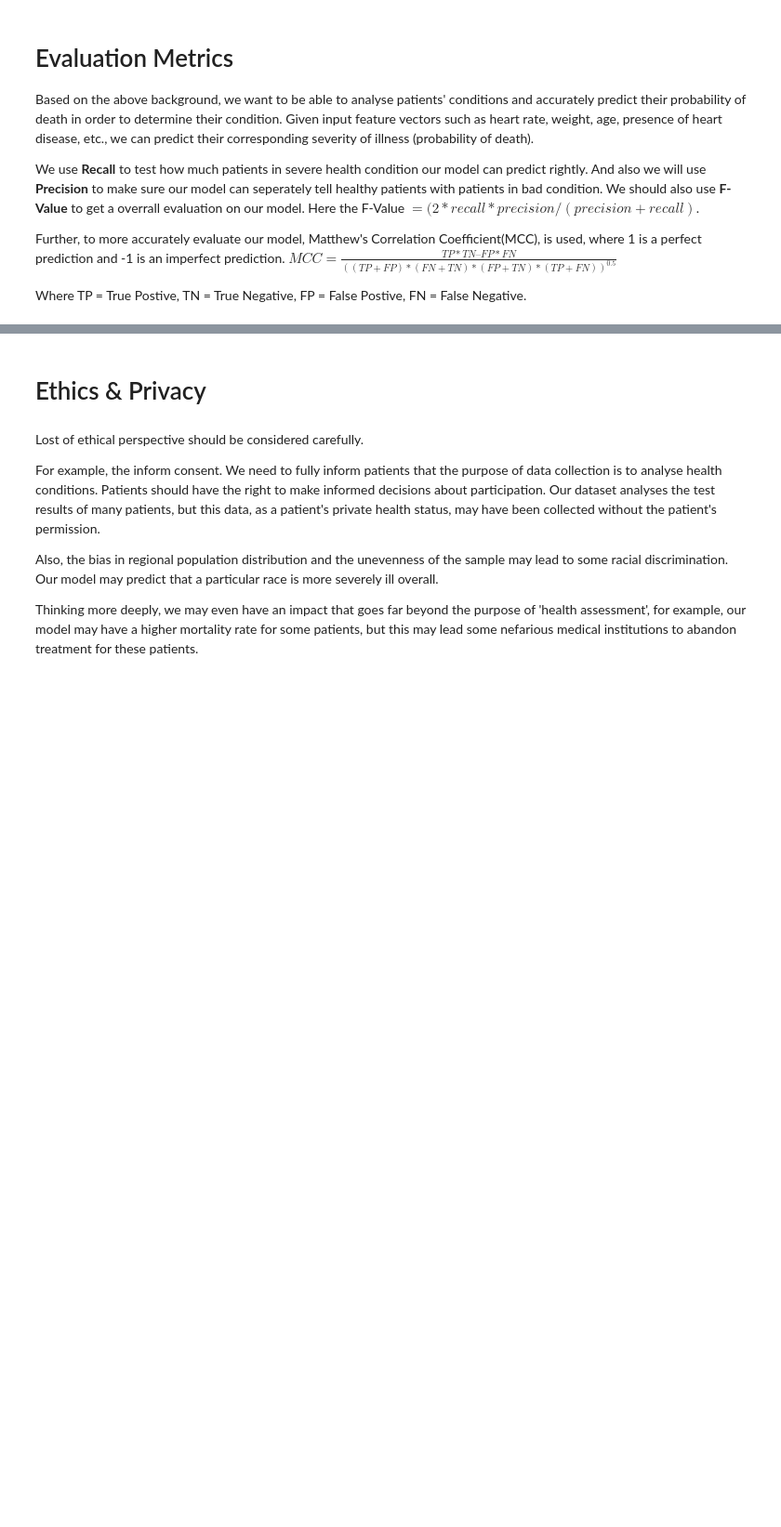
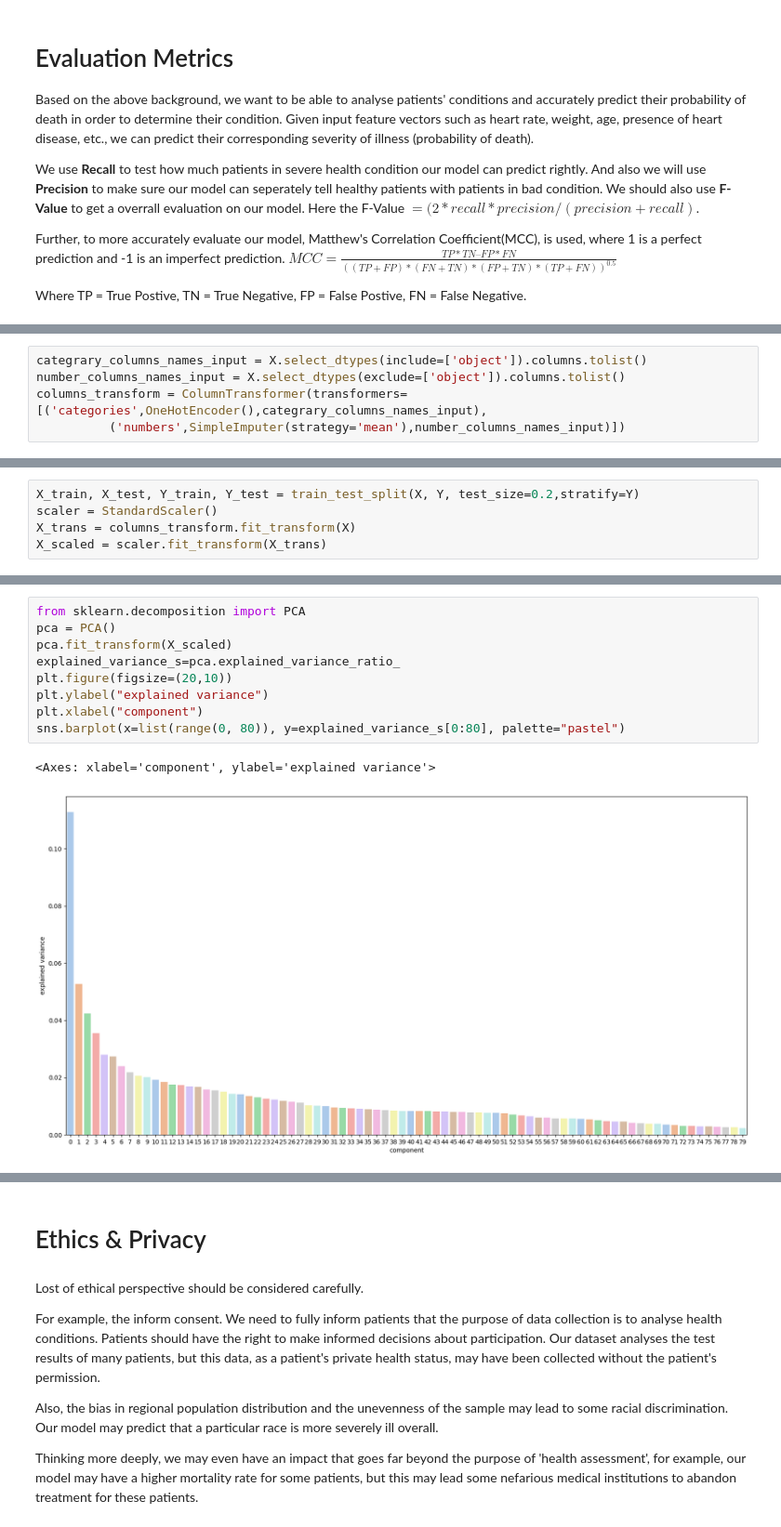
Before and after one commit to COGS118A/Group006-SP23, a Jupyter notebook: Checkpoint_Group006-SP23.ipynb, the cells around one changed output, grey strips where cells are left out. Shown at 93% size. Drawn from its saved outputs; the diff is of its cells as text; blank space fills up the shorter version.

```diff
--- a/Checkpoint_Group006-SP23.ipynb
+++ b/Checkpoint_Group006-SP23.ipynb
@@ -96,0 +173,5 @@ Examples would include:
+# %%
+categrary_columns_names_input = X.select_dtypes(include=['object']).columns.tolist()
+number_columns_names_input = X.select_dtypes(exclude=['object']).columns.tolist()
+columns_transform = ColumnTransformer(transformers=[('categories',OneHotEncoder(),categrary_columns_names_input),
+          ('numbers',SimpleImputer(strategy='mean'),number_columns_names_input)])
@@ -96,0 +204,5 @@ Examples would include:
+# %%
+X_train, X_test, Y_train, Y_test = train_test_split(X, Y, test_size=0.2,stratify=Y)
+scaler = StandardScaler()
+X_trans = columns_transform.fit_transform(X)
+X_scaled = scaler.fit_transform(X_trans)
@@ -96,0 +213,12 @@ Examples would include:
+# %%
+from sklearn.decomposition import PCA
+pca = PCA()
+pca.fit_transform(X_scaled)
+explained_variance_s=pca.explained_variance_ratio_
+plt.figure(figsize=(20,10))
+plt.ylabel("explained variance")
+plt.xlabel("component")
+sns.barplot(x=list(range(0, 80)), y=explained_variance_s[0:80], palette="pastel")
+# %% [output]
+<Axes: xlabel='component', ylabel='explained variance'>
+[figure, added]
```
Also changed, not shown: parts of 43 cells of this notebook.
